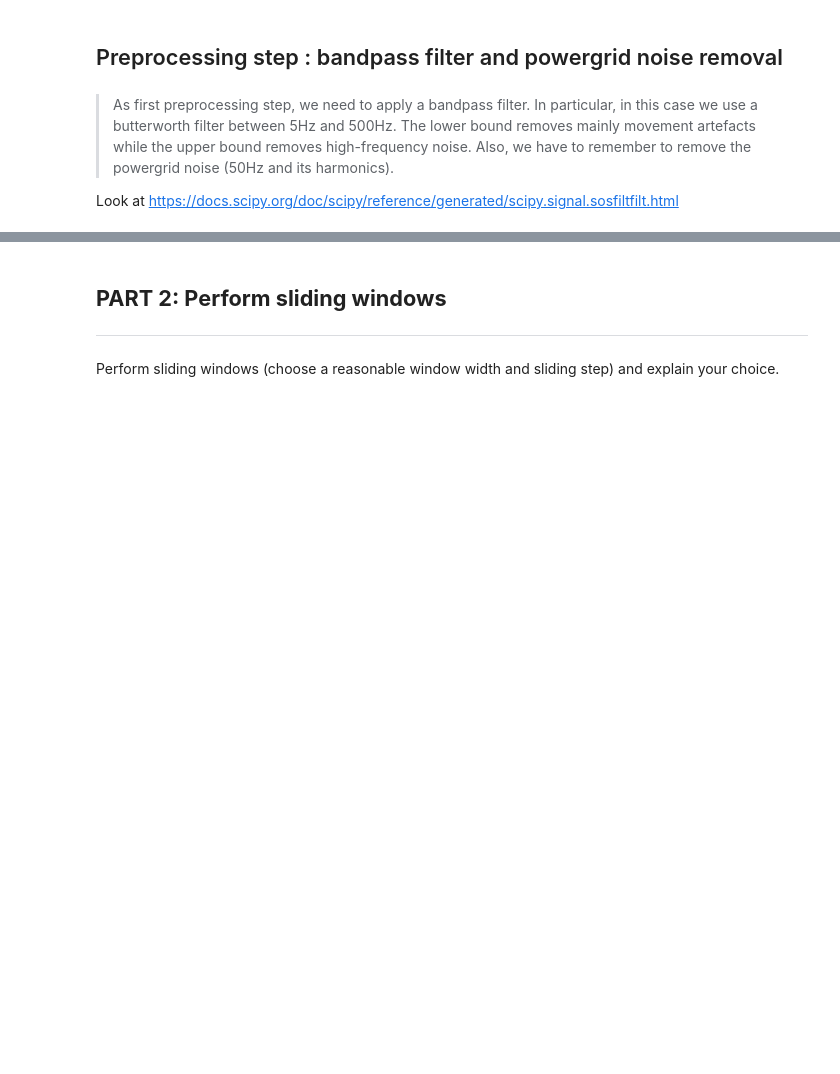
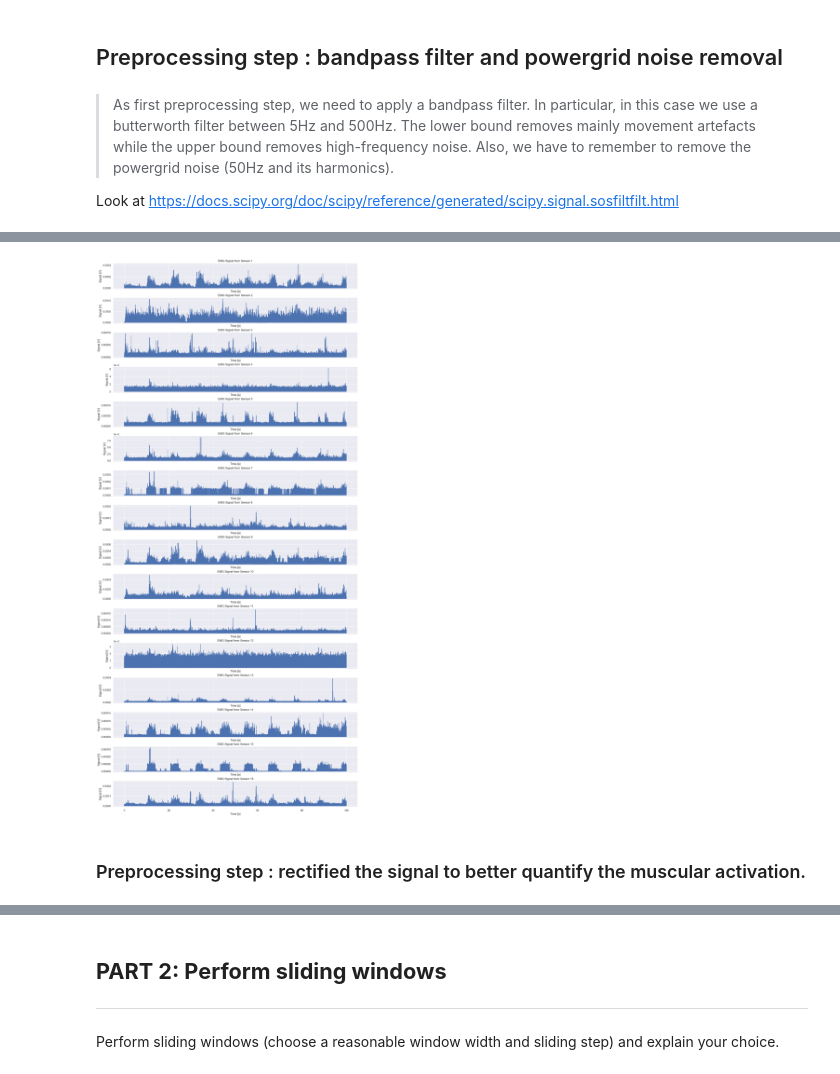
Before and after one commit to claireFriedrich/NSSP, a Jupyter notebook: Miniprojet3/Miniproject 3.ipynb, the cells around one changed output, grey strips where cells are left out. Saved outputs shown, nothing was run; the diff lists cells and outputs as text; code cells hidden in the pictures; blank space fills up the shorter version.

```diff
--- a/Miniprojet3/Miniproject 3.ipynb
+++ b/Miniprojet3/Miniproject 3.ipynb
@@ -281,0 +278,8 @@ data['restimulus'].shape
+# %%
+emg_rectified = np.abs(emg_filtered) # Rectify the signal
+# %%
+plot_emg_signals(emg_rectified, fs, time_stop = 200000)
+# %% [output]
+[figure, added]
+# %% [markdown]
+### Preprocessing step : rectified the signal to better quantify the muscular activation.
```
Also changed, not shown: parts of 20 cells of this notebook.
